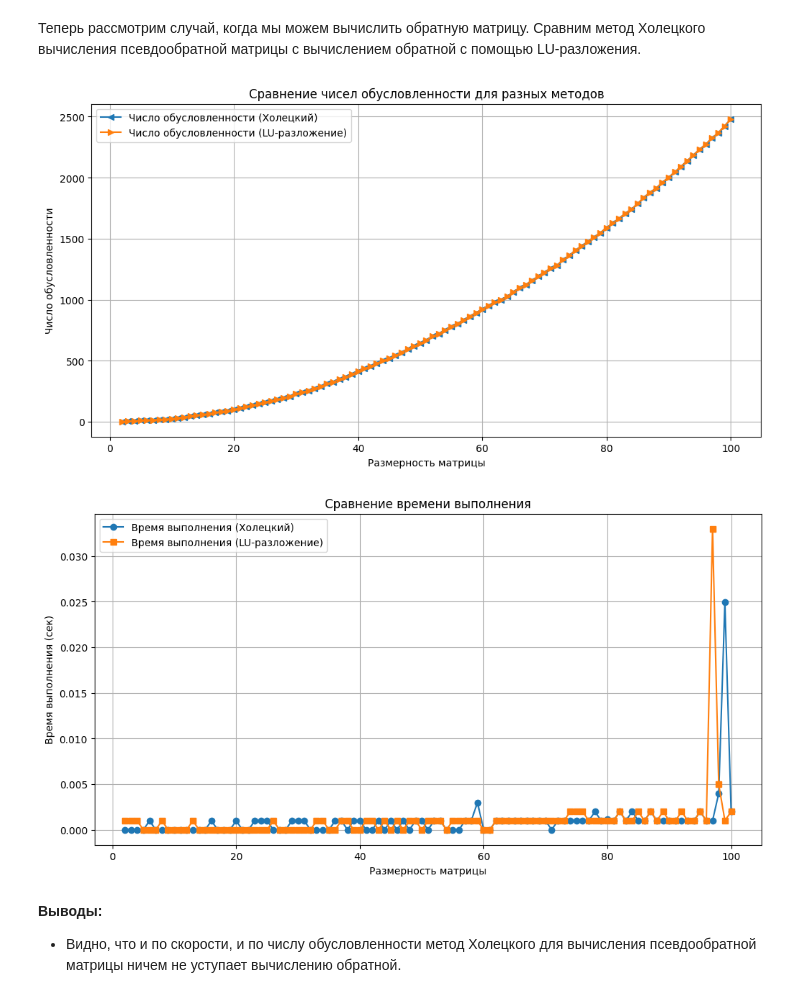
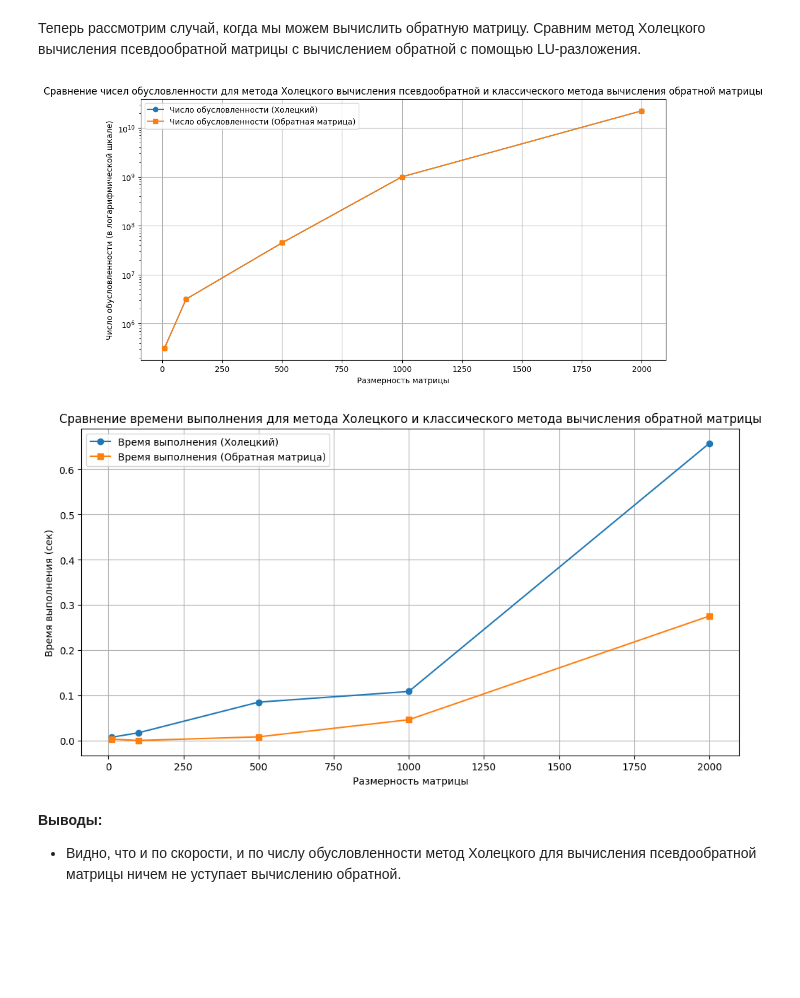
Before and after one commit to Acool4ik/NLA-calculation-of-pseudoinverse-matrices, a Jupyter notebook: specific_case.ipynb, the cells around one changed output. Cells and saved outputs as stored; diff of their text form; code cells hidden in the pictures; blank space fills up the shorter version.

```diff
--- a/specific_case.ipynb
+++ b/specific_case.ipynb
@@ -33,16 +33,18 @@ execution_times_svd = []
 execution_times_schur = []
 
 # Размерности матриц, которые мы будем рассматривать
-matrix_sizes = range(10, 101)
+matrix_sizes = [100, 200, 300, 400, 500]
 
 for n in matrix_sizes:
     # Создадим случайную эрмитову положительно определенную матрицу A
     np.random.seed(0)
     A = np.random.rand(n, n)
     A = np.dot(A, A.T)
-    A = A + np.eye(n)
+    A = A + n * np.eye(n)  # Увеличим число обусловленности здесь
 
+    # Увеличим число обусловленности, добавив диагональный элемент
     dimensions.append(n)
+
 
     # Измерим время выполнения и вычислим число обусловленности для метода Холецкого
     start_time = time.time()
@@ -73,7 +75,7 @@ plt.plot(dimensions, condition_numbers_schur, label="Число обусловл
 
 plt.xlabel('Размерность матрицы')
 plt.ylabel('Число обусловленности')
-plt.title('Сравнение чисел обусловленности')
+plt.title('Сравнение чисел обусловленности методов вычисления псевдообратной матрицы')
 plt.legend()
 plt.grid(True)
 plt.show()
@@ -86,7 +88,7 @@ plt.plot(dimensions, execution_times_schur, label="Время выполнени
 
 plt.xlabel('Размерность матрицы')
 plt.ylabel('Время выполнения (сек)')
-plt.title('Сравнение времени выполнения')
+plt.title('Сравнение времени выполнения методов вычисления псевдообратной матрицы')
 plt.legend()
 plt.grid(True)
 plt.show()
@@ -101,71 +103,80 @@ plt.show()
 Теперь рассмотрим случай, когда мы можем вычислить обратную матрицу. Сравним метод Холецкого вычисления псевдообратной матрицы с вычислением обратной с помощью LU-разложения.
 # %%
 import numpy as np
-from scipy.linalg import cholesky, lu
+from scipy.linalg import cholesky
 import time
 import matplotlib.pyplot as plt
 
-# Инициализация списков для сохранения числа обусловленности и времени выполнения
+# Функция для вычисления числа обусловленности
+def compute_condition_number(matrix):
+    eigenvalues = np.linalg.eigvals(matrix)
+    condition_number = np.sqrt(np.max(eigenvalues) / np.min(eigenvalues))
+    return condition_number
+
+# Инициализация списков для сохранения чисел обусловленности и времени выполнения
 dimensions = []
 condition_numbers_cholesky = []
-condition_numbers_lu = []
+condition_numbers_inv = []
 execution_times_cholesky = []
-execution_times_lu = []
+execution_times_inv = []
 
 # Размерности матриц, которые мы будем рассматривать
-matrix_sizes = range(2, 101)
-
+matrix_sizes = [10, 100, 500, 1000, 2000]
+i = 0
 for n in matrix_sizes:
     # Создадим случайную эрмитову положительно определенную матрицу A
     np.random.seed(0)
     A = np.random.rand(n, n)
     A = np.dot(A, A.T)
-    A = A + np.eye(n)
+    A = A + n * np.eye(n)
 
+    # Увеличим одно из собственных значений для высокого числа обусловленности
+    A[0, 0] += 10**(12+i)
+    i += 3
     dimensions.append(n)
 
     # Измерим время выполнения и вычислим число обусловленности для метода Холецкого
     start_time = time.time()
     L = cholesky(A)
     A_pseudo_cholesky = np.linalg.solve(L.T, np.linalg.solve(L, np.eye(n)))
     execution_time_cholesky = time.time() - start_time
-    condition_numbers_cholesky.append(np.linalg.cond(A))
+    execution_times_cholesky.append(execution_time_cholesky)
+    condition_numbers_cholesky.append(compute_condition_number(A))
 
-    # Измерим время выполнения и вычислим число обусловленности для метода LU-разложения
+    # Измерим время выполнения и вычислим число обусловленности для метода обратной матрицы
     start_time = time.time()
-    P, L, U = lu(A)
-    A_inv_lu = np.linalg.solve(U, np.linalg.solve(L, np.dot(P, np.eye(n))))
-    execution_time_lu = time.time() - start_time
-    condition_numbers_lu.append(np.linalg.cond(A))
+    A_inv = np.linalg.inv(A)
+    execution_time_inv = time.time() - start_time
+    execution_times_inv.append(execution_time_inv)
+    condition_numbers_inv.append(compute_condition_number(A))
 
-    execution_times_cholesky.append(execution_time_cholesky)
-    execution_times_lu.append(execution_time_lu)
-
-# Построим графики
+# Построим графики чисел обусловленности
 plt.figure(figsize=(12, 6))
-plt.plot(dimensions, condition_numbers_cholesky, label="Число обусловленности (Холецкий)", marker='<')
-plt.plot(dimensions, condition_numbers_lu, label="Число обусловленности (LU-разложение)", marker='>')
+plt.semilogy(dimensions, condition_numbers_cholesky, label="Число обусловленности (Холецкий)", marker='o')
+plt.semilogy(dimensions, condition_numbers_inv, label="Число обусловленности (Обратная матрица)", marker='s')
 
 plt.xlabel('Размерность матрицы')
-plt.ylabel('Число обусловленности')
-plt.title('Сравнение чисел обусловленности для разных методов')
+plt.ylabel('Число обусловленности (в логарифмической шкале)')
+plt.title('Сравнение чисел обусловленности для метода Холецкого вычисления псевдообратной и классического метода вычисления обратной матрицы')
 plt.legend()
 plt.grid(True)
 plt.show()
 
+# Построим графики времени выполнения
 plt.figure(figsize=(12, 6))
 plt.plot(dimensions, execution_times_cholesky, label="Время выполнения (Холецкий)", marker='o')
-plt.plot(dimensions, execution_times_lu, label="Время выполнения (LU-разложение)", marker='s')
+plt.plot(dimensions, execution_times_inv, label="Время выполнения (Обратная матрица)", marker='s')
 
 plt.xlabel('Размерность матрицы')
 plt.ylabel('Время выполнения (сек)')
-plt.title('Сравнение времени выполнения')
+plt.title('Сравнение времени выполнения для метода Холецкого и классического метода вычисления обратной матрицы')
+plt.legend()
 plt.legend()
 plt.grid(True)
 plt.show()
 # %% [output]
-[figure, old version]
+[figure, new version]
-[figure, old version]
+[figure, new version]
 # %% [markdown]
 **Выводы:**
 - Видно, что и по скорости, и по числу обусловленности метод Холецкого для вычисления псевдообратной матрицы ничем не уступает вычислению обратной.
```
Also changed, not shown: parts of 1 cell of this notebook.
